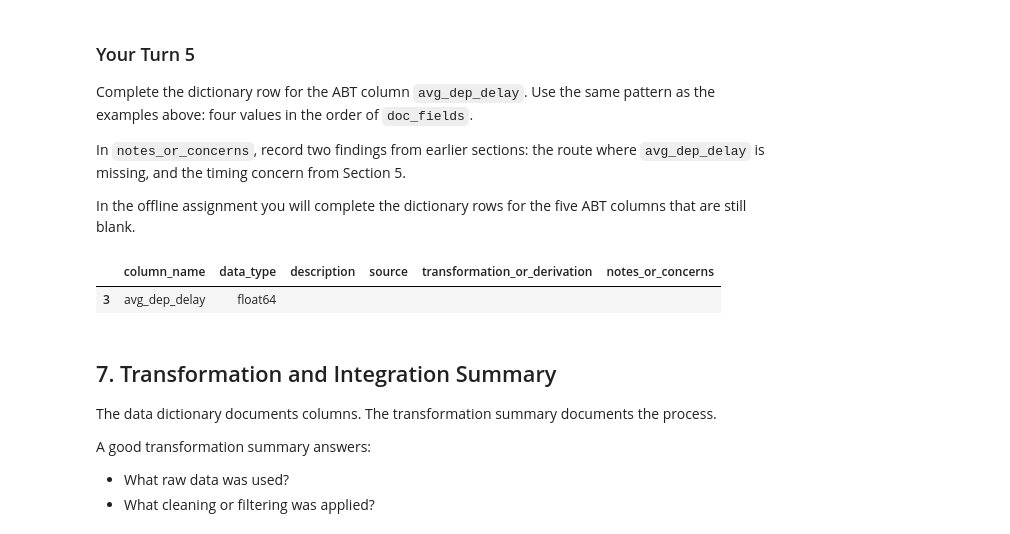
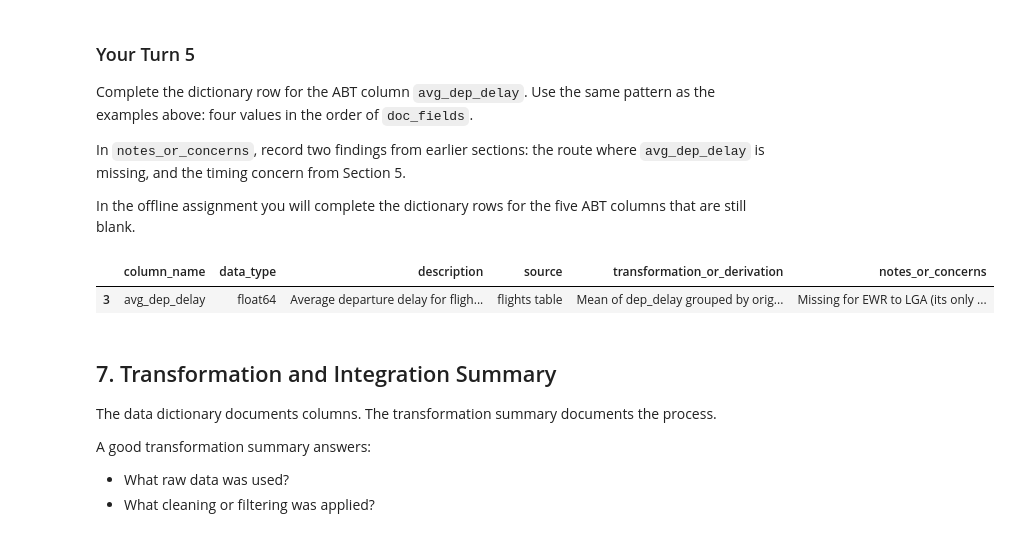
Before and after one commit to glendadavisjohnson/ban6003_wk-11_abt_documentation_template_davis-johnson_glenda, a Jupyter notebook: notebooks/module11_abt_documentation_guided_lab.ipynb, the cells around one changed output. Drawn from its saved outputs; the diff is of its cells as text; code cells hidden in the pictures.

```diff
--- a/notebooks/module11_abt_documentation_guided_lab.ipynb
+++ b/notebooks/module11_abt_documentation_guided_lab.ipynb
@@ -537,17 +542,22 @@ In the offline assignment you will complete the dictionary rows for the five ABT
 # %%
 # Your Turn 5 - document the ABT column avg_dep_delay (one dictionary row).
 # Replace the four empty strings, in the order of doc_fields, then run the cell.
 your_turn_entries = {
-    "avg_dep_delay": ["", "", "", ""],
+    "avg_dep_delay": [
+        "Average departure delay for flights on the route, in minutes", "flights table",
+        "Mean of dep_delay grouped by origin and destination",
+        "Missing for EWR to LGA (its only flight was cancelled); known only after the flights depart, "
+        "so it is data leakage if used as a predictor; correlation with the target is 0.83"
+    ],
 }
 
 for abt_column, values in your_turn_entries.items():
     data_dictionary.loc[data_dictionary["column_name"] == abt_column, doc_fields] = values
 
 data_dictionary[data_dictionary["column_name"] == "avg_dep_delay"]
 # %% [output]
 |  | column_name | data_type | description | source | transformation_or_derivation | notes_or_concerns |
-| 3 | avg_dep_delay | float64 |  |  |  |  |
+| 3 | avg_dep_delay | float64 | Average departure delay for fligh... | flights table | Mean of dep_delay grouped by orig... | Missing for EWR to LGA (its only ... |
 # %% [markdown]
 ## 7. Transformation and Integration Summary
 
```
Also changed, not shown: parts of 8 cells of this notebook.
